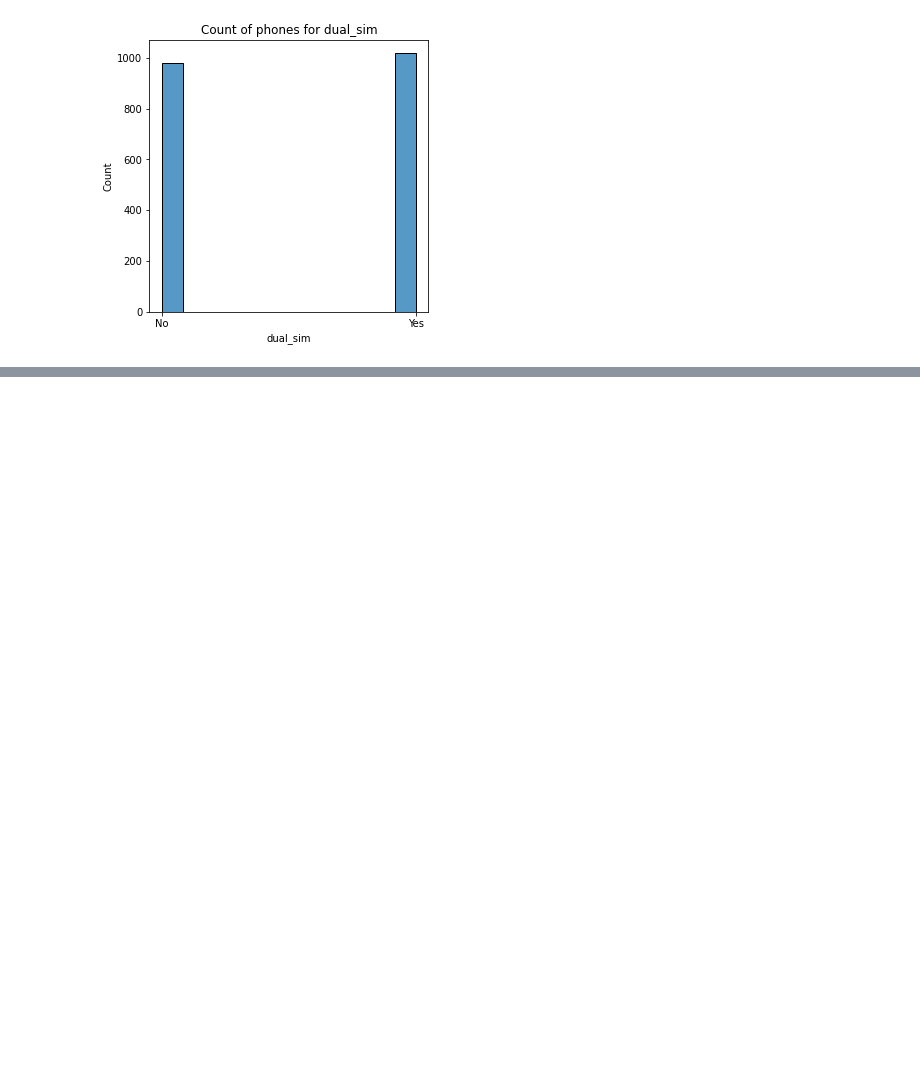
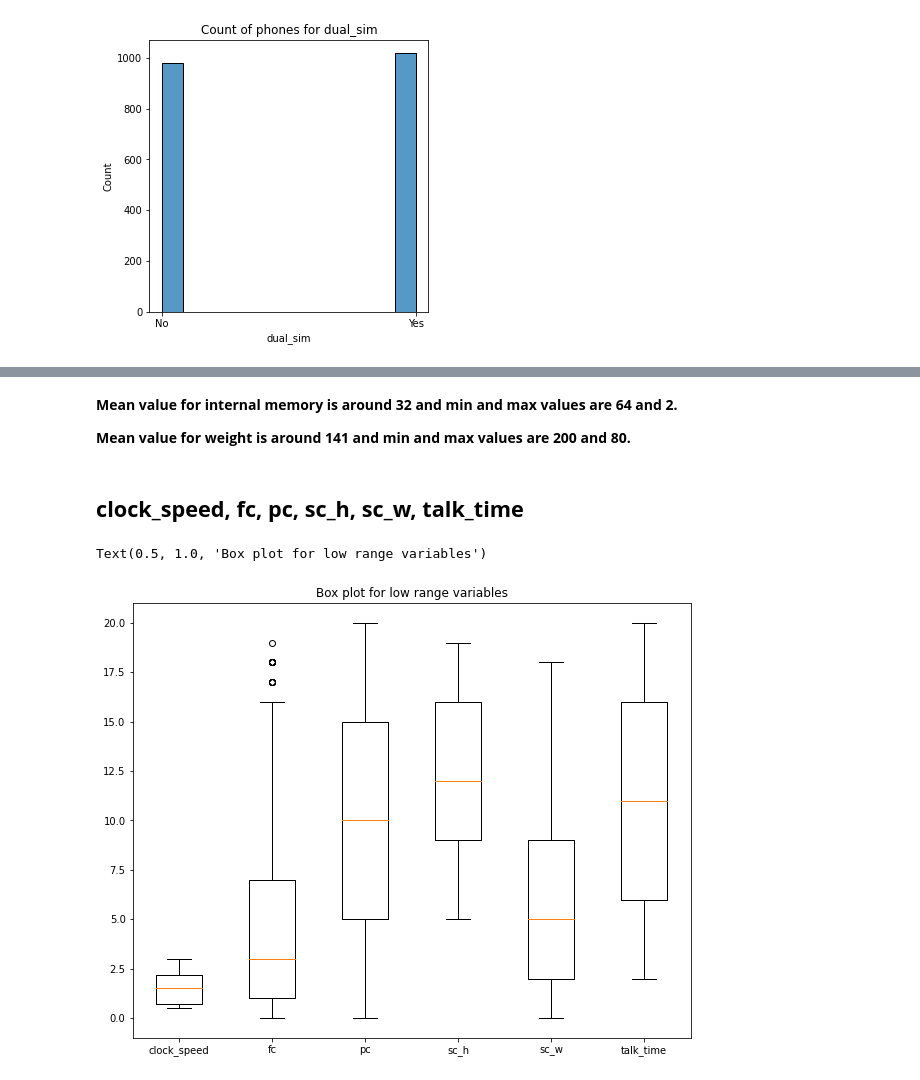
Before and after one commit to vickypandey07/Mobile-Price-Range-Prediction, a Jupyter notebook: Mobile_Price_Range_Prediction_Vikram_Pandey_Capstone_Project_3.ipynb, the cells around one changed output, grey strips where cells are left out. Saved outputs shown, nothing was run; the diff lists cells and outputs as text; code cells hidden in the pictures; blank space fills up the shorter version.

```diff
--- a/Mobile_Price_Range_Prediction_Vikram_Pandey_Capstone_Project_3.ipynb
+++ b/Mobile_Price_Range_Prediction_Vikram_Pandey_Capstone_Project_3.ipynb
@@ -254,0 +277,18 @@ Text(0.5, 1.0, 'Count of phones for dual_sim')
+# %% [markdown]
+**Mean value for internal memory is around 32 and min and max values are 64 and 2.**
+
+**Mean value for weight is around 141 and min and max values are 200 and 80.**
+# %% [markdown]
+## **clock_speed, fc, pc, sc_h, sc_w, talk_time**
+# %%
+# visualizing stats of these variables using box plots
+
+plt.figure(figsize=(10,8))
+xtick=[1,2,3,4,5,6]
+label=['clock_speed','fc','pc','sc_h','sc_w','talk_time']
+plt.boxplot(df[['clock_speed','fc','pc','sc_h','sc_w','talk_time']].values)
+plt.xticks(xtick,label)
+plt.title('Box plot for low range variables')
+# %% [output]
+Text(0.5, 1.0, 'Box plot for low range variables')
+[figure, added]
```
Also changed, not shown: parts of 34 cells of this notebook.
